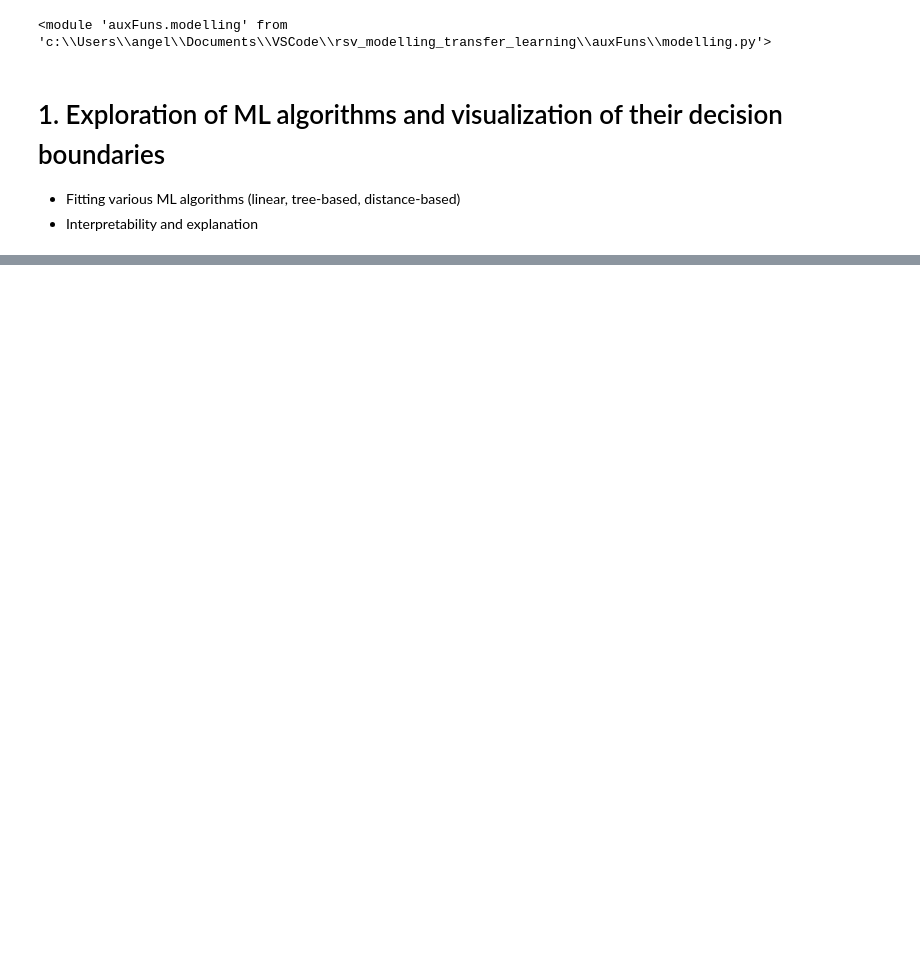
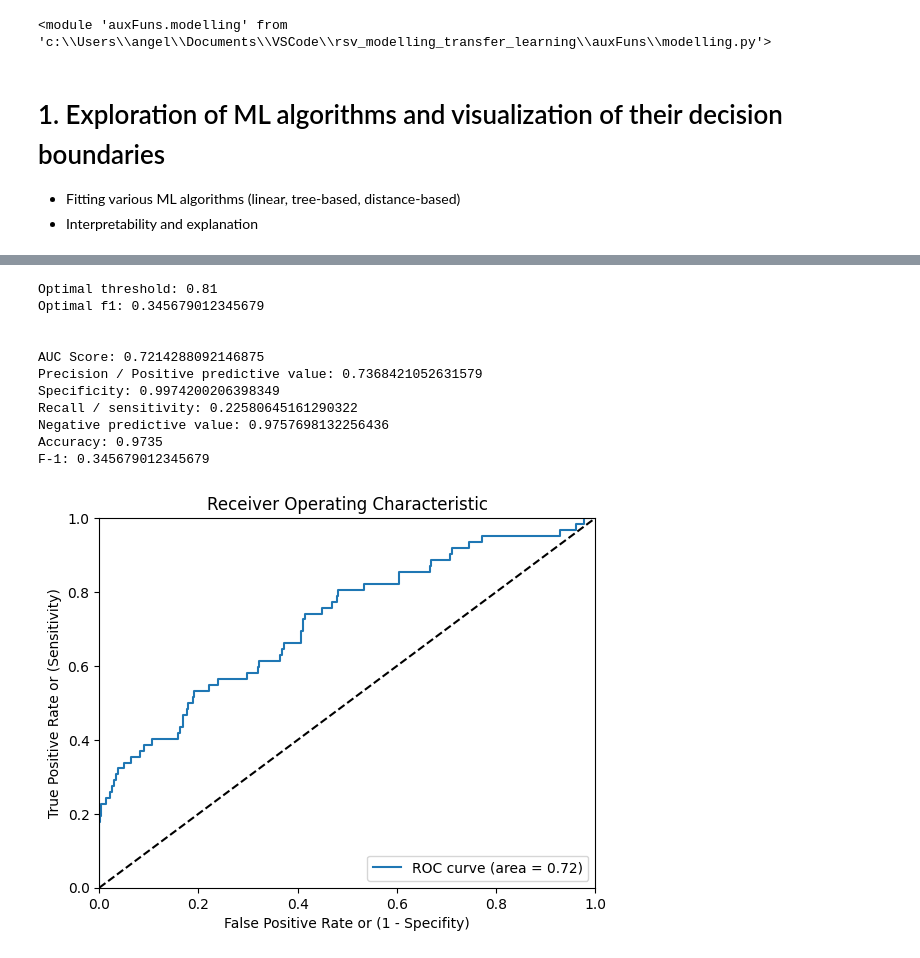
Before and after one commit to angelgldh/rsv_modelling_transfer_learning, a Jupyter notebook: notebooks/ml_modelling.ipynb, the cells around one changed output, grey strips where cells are left out. Drawn from its saved outputs; the diff is of its cells as text; code cells hidden in the pictures; blank space fills up the shorter version.

```diff
--- a/notebooks/ml_modelling.ipynb
+++ b/notebooks/ml_modelling.ipynb
@@ -136,0 +140,28 @@ plot_feature_importance_rf_rsv(preprocessor_rsv, trained_model = model1)
+# %%
+random_seed = 42
+cost_sensitive = True
+
+if cost_sensitive:
+    weight_dict = {"Negative": 1,
+                   "Positive": 50}
+    scale_pos_weight = weight_dict["Positive"]/weight_dict["Negative"]  # Use scale_pos_weight parameter
+    model_class = XGBClassifier(scale_pos_weight=scale_pos_weight,
+                                random_state=random_seed)
+else:
+    model_class = XGBClassifier(random_state=random_seed)
+
+param_grid = {
+    'n_estimators': [7, 14],
+    'max_depth': [10, 20],
+    'min_child_weight': [1, 5],
+    'gamma': [0, 0.1]
+}
+
+target_scorer = make_scorer(f1_score, average='macro')
+n_cv_folds = 5
+
+# XGBoost needs labels in numeric format
+y_train_numeric = [1 if label == "Positive" else 0 for label in y_train]
+
+model1_xgb = train_model_rsv(model = model_class, param_grid = param_grid, target_scorer = target_scorer, n_cv_folds = n_cv_folds,
+                    X_train = X_train_transformed, y_train = y_train_numeric)
@@ -136,0 +182,21 @@ plot_feature_importance_rf_rsv(preprocessor_rsv, trained_model = model1)
+# %%
+# 4. Obtain optimal threshold and evaluate the resulting model
+optimal_threshold = find_optimal_moving_threshold(model = model1_xgb, X_test = X_test_transformed, y_test = y_test)
+
+
+__,__,__,__,__,__,f1 = calculate_performance_metrics_rsv(trained_model = model1_xgb, X_test = X_test_transformed, y_test = y_test,
+                                                         threshold = optimal_threshold,
+                                                         print_roc = True)
+# %% [output]
+Optimal threshold: 0.81
+Optimal f1: 0.345679012345679
+
+
+AUC Score: 0.7214288092146875
+Precision / Positive predictive value: 0.7368421052631579
+Specificity: 0.9974200206398349
+Recall / sensitivity: 0.22580645161290322
+Negative predictive value: 0.9757698132256436
+Accuracy: 0.9735
+F-1: 0.345679012345679
+[figure, added]
```
Also changed, not shown: parts of 12 cells of this notebook.
